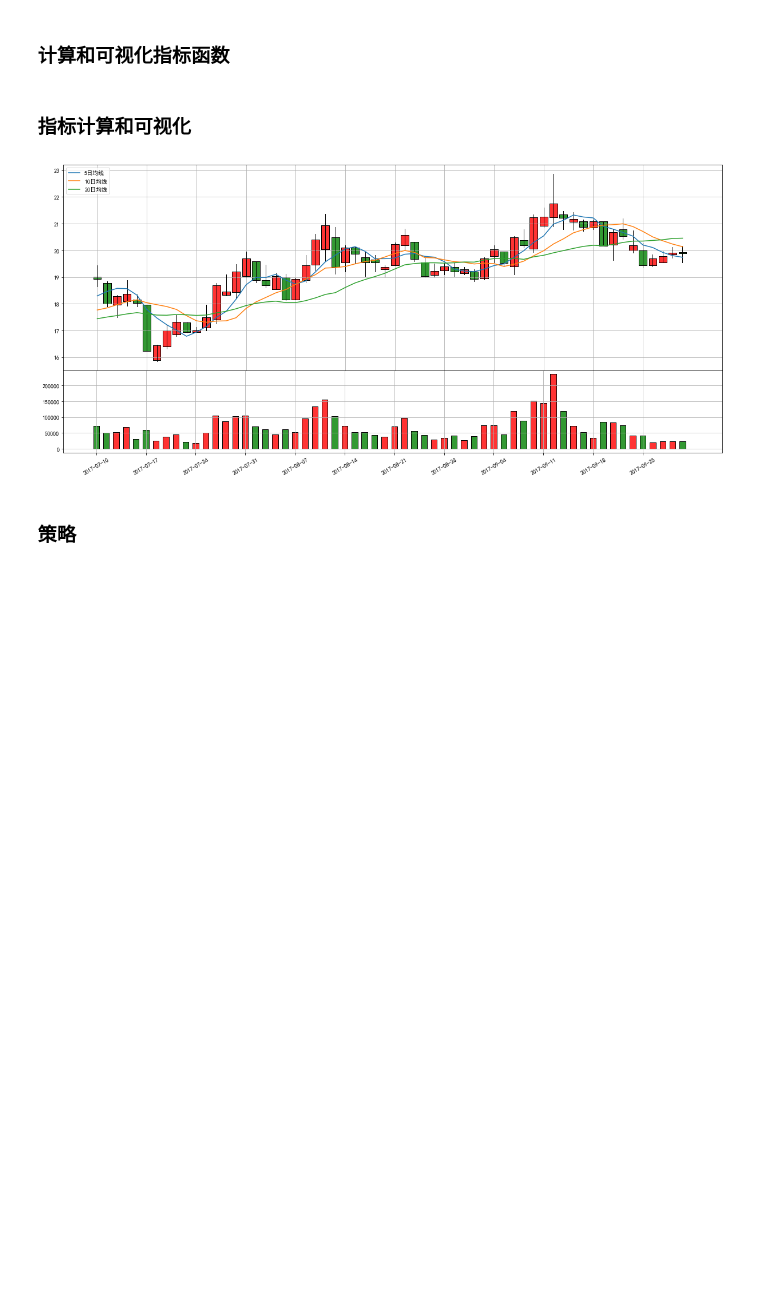
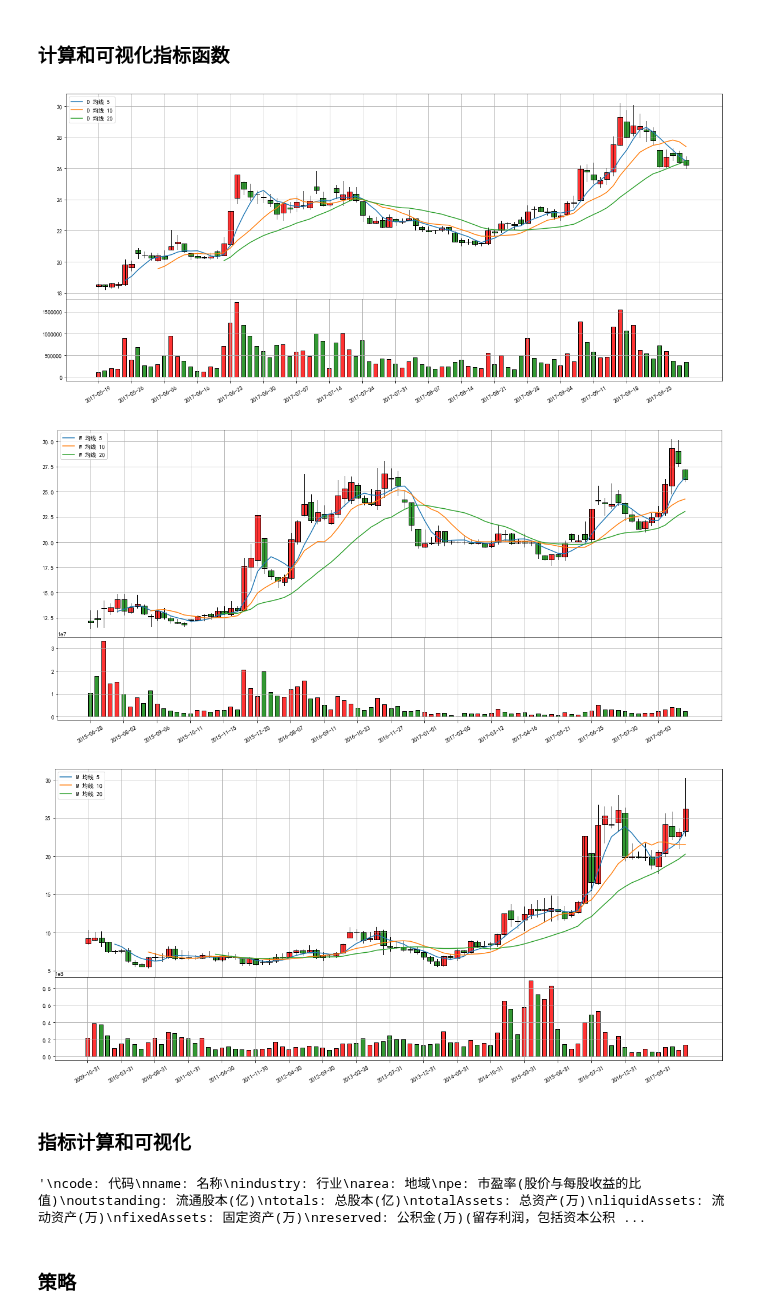
Before and after one commit to w26738/stock, a Jupyter notebook: stock_analyzer.ipynb, the cells around one changed output. Cells and saved outputs as stored; diff of their text form; code cells hidden in the pictures; blank space fills up the shorter version.

```diff
--- a/stock_analyzer.ipynb
+++ b/stock_analyzer.ipynb
@@ -12,7 +12,7 @@ import shutil
 import random
 
 # 定义全局变量
-FILE_PATH = r'D:\Code\GitHub\stock\data'
+DATA_PATH = r'D:\Code\GitHub\stock\data'
 
 # 基本面数据
 BASIC = r'basic.csv'
@@ -54,14 +54,14 @@ def backup_csv_file(path, csv_file):
 
 # 从股票csv中间获取股票代码
 def get_stock_codes():
-    os.chdir(FILE_PATH)
+    os.chdir(DATA_PATH)
     df = pd.read_csv(BASIC, encoding='gbk', dtype={'code': object})
     codes = df['code']
     return codes
 
 # 更新股票基本信息
 def update_stock_basic(year=YEAR, quarter=QUARTER):
-    os.chdir(FILE_PATH)
+    os.chdir(DATA_PATH)
 
     print('stock basic information updating started...')
     # 所有股票基本信息
@@ -90,7 +90,7 @@ def update_stock_basic(year=YEAR, quarter=QUARTER):
 
 # 更新股票分类信息
 def update_stock_classification():
-    path = os.path.join(FILE_PATH, 'classfication')
+    path = os.path.join(DATA_PATH, 'classfication')
     os.chdir(path)
 
     print('stock classfication information updating started...')
@@ -157,7 +157,7 @@ def update_day_data(code):
 
 # 如果Flag=True，则列表中所有股票信息，否则只更新本地不存在股票的信息
 def update_csv_day_data(codes, flag=False):
-    os.chdir(FILE_PATH)
+    os.chdir(DATA_PATH)
     os.chdir('code')
 
     for code in codes:
@@ -198,6 +198,7 @@ data collection completed at: 2017-10-09 21:34:33
 import matplotlib.pyplot as plt
 import matplotlib.finance as mpf
 import pylab
+import matplotlib.dates as md
 
 # 为pyplot设置中文字体
 pylab.mpl.rcParams['font.sans-serif'] = ['SimHei']
@@ -205,11 +206,11 @@ pylab.mpl.rcParams['axes.unicode_minus'] = False
 
 # 读取个股信息表格
 def read_data_day(code):
-    path = os.path.join(FILE_PATH, 'code')
+    path = os.path.join(DATA_PATH, 'code')
     file = code + '.' + 'csv'
     file = os.path.join(path, file)
     try:
-        stock_data = pd.read_csv(file, encoding='gbk', dtype={'code': object})
+        stock_data = pd.read_csv(file, encoding='gbk', dtype={'code': object}, parse_dates=[0])
     except:
         print('%s read error!' %file)
         return
@@ -226,46 +227,71 @@ def ma_calc(ma_list, stock_data):
     # 计算简单算术移动平均线MA
     for ma in ma_list:
         stock_data['MA' + str(ma)] = stock_data['close'].rolling(window=ma).mean()
     # 计算平滑移动平均线EMA
         stock_data['EMA' + str(ma)] = stock_data['close'].ewm(span=ma).mean()
 
-    stock_data.sort_values('datetime', ascending=False, inplace=True)
-    stock_data.to_csv(file, index=False)
+#     stock_data.sort_values('datetime', ascending=False, inplace=True)
+#     stock_data.to_csv(file, index=False)
+    return stock_data
 
-# 绘制K线
-def draw_k_line(code, period=90):
+def draw_k_line(code, freq='D', period=90):
     stock_data = read_data_day(code)
     if stock_data is None:
         print('Stock code is error!')
         return
     stock_data.sort_values('datetime', ascending=True, inplace=True)
-    length = len(stock_data['datetime'])
+    stock_data.set_index('datetime', inplace=True)
+
+    data_freq = stock_data.resample(freq).last()
+    data_freq.dropna(subset=['code'], inplace=True)
+    length = len(data_freq)
     if (length >= period):
         length = period
-    stock_data = stock_data[0-length:]
-    stock_data.reset_index(drop=True, inplace=True)
+    data_freq = data_freq[0-length:]
+    data_freq['open'] = stock_data['open'].resample(freq).first()
+    data_freq['close'] = stock_data['close'].resample(freq).last()
+    data_freq['high'] = stock_data['high'].resample(freq).max()
+    data_freq['low'] = stock_data['low'].resample(freq).min()
+    data_freq['vol'] = stock_data['vol'].resample(freq).sum()
+
+    data_freq.reset_index(inplace=True)
+
 
     fig = plt.figure(figsize=(16, 10))
     # Add an axes at position rect [left, bottom, width, height] where all quantities are in fractions of figure width and height
     ax1 = fig.add_axes([0,0.2,1,0.5])
     ax2 = fig.add_axes([0,0,1,0.2])
     # Represent the open, close as a bar line and high low range as a vertical line.
-    mpf.candlestick2_ochl(ax1, stock_data['open'], stock_data['close'], stock_data['high'], stock_data['low'],
+    mpf.candlestick2_ochl(ax1, data_freq['open'], data_freq['close'], data_freq['high'], data_freq['low'],
                           width=0.8, colorup='r', colordown='g', alpha=0.8)
     ax1.set_xticks(range(0, length, 5))
-    ax1.plot(stock_data['MA5'], label='5日均线')
-    ax1.plot(stock_data['MA10'], label='10日均线')
-    ax1.plot(stock_data['MA20'], label='20日均线')
+
+    ma_list = [5, 10, 20]
+    data_ma = ma_calc(ma_list, data_freq)
+    for ma in ma_list:
+        tmp = 'MA' + str(ma)
+        ax1.plot(data_freq[tmp], label=freq+' 均线 '+str(ma))
+
     ax1.legend(loc='upper left')
     ax1.grid(True)
+
     # Add a volume overlay to the current axes. The opens and closes are used to determine the color of the bar. -1 is missing. If a value is missing on one it must be missing on all
-    mpf.volume_overlay(ax2, stock_data['open'], stock_data['close'], stock_data['vol'],
+    mpf.volume_overlay(ax2, data_freq['open'], data_freq['close'], data_freq['vol'],
                        colorup='r', colordown='g', width=0.6, alpha=0.8)
     ax2.set_xticks(range(0, length, 5))
-    ax2.set_xticklabels(stock_data['datetime'][::5], rotation=30)
+    xticklabels = data_freq['datetime'].dt.strftime('%Y-%m-%d')
+    ax2.set_xticklabels(xticklabels[::5], rotation=30)
     ax2.grid(True)
 
     plt.show()
+
+draw_k_line('000002',  freq='D', period=90)
+draw_k_line('000002',  freq='W', period=90)
+draw_k_line('000002',  freq='M', period=90)
+# %% [output]
+[figure, added]
+[figure, added]
+[figure, added]
 # %% [markdown]
 ### 指标计算和可视化 ###
 # %%
@@ -300,8 +326,8 @@ holders: 股东人数
 # for code in codes:
 #     ma_calc([5,10,20,60], code)
 # 绘制K线图
-draw_k_line('600980', period=60)
+# draw_k_line('600980', period=90)
 # %% [output]
-[figure, removed]
+'\ncode: 代码\nname: 名称\nindustry: 行业\narea: 地域\npe: 市盈率(股价与每股收益的比值)\noutstanding: 流通股本(亿)\ntotals: 总股本(亿)\ntotalAssets: 总资产(万)\nliquidAssets: 流动资产(万)\nfixedAssets: 固定资产(万)\nreserved: 公积金(万)(留存利润，包括资本公积 ...
 # %% [markdown]
  ### 策略 ###
```
Also changed, not shown: parts of 1 cell of this notebook.
